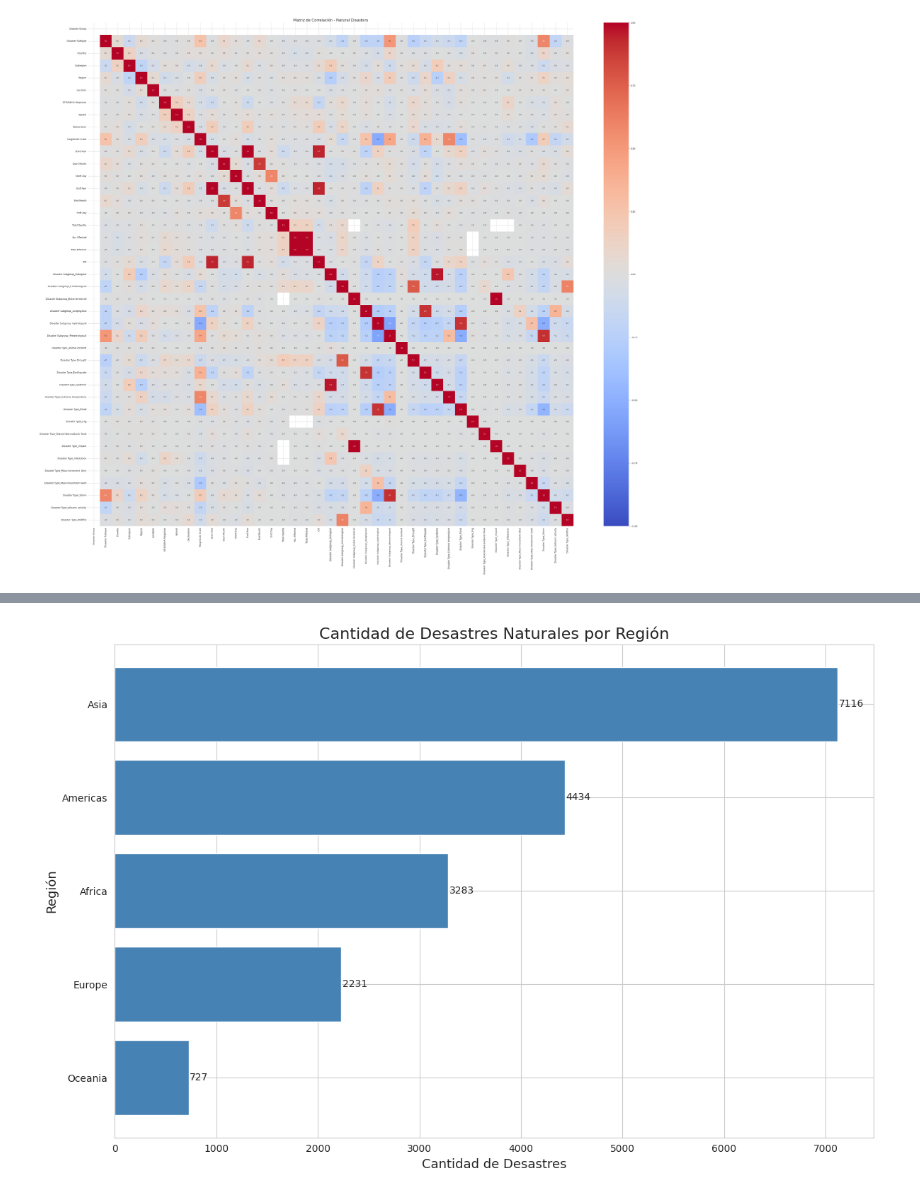
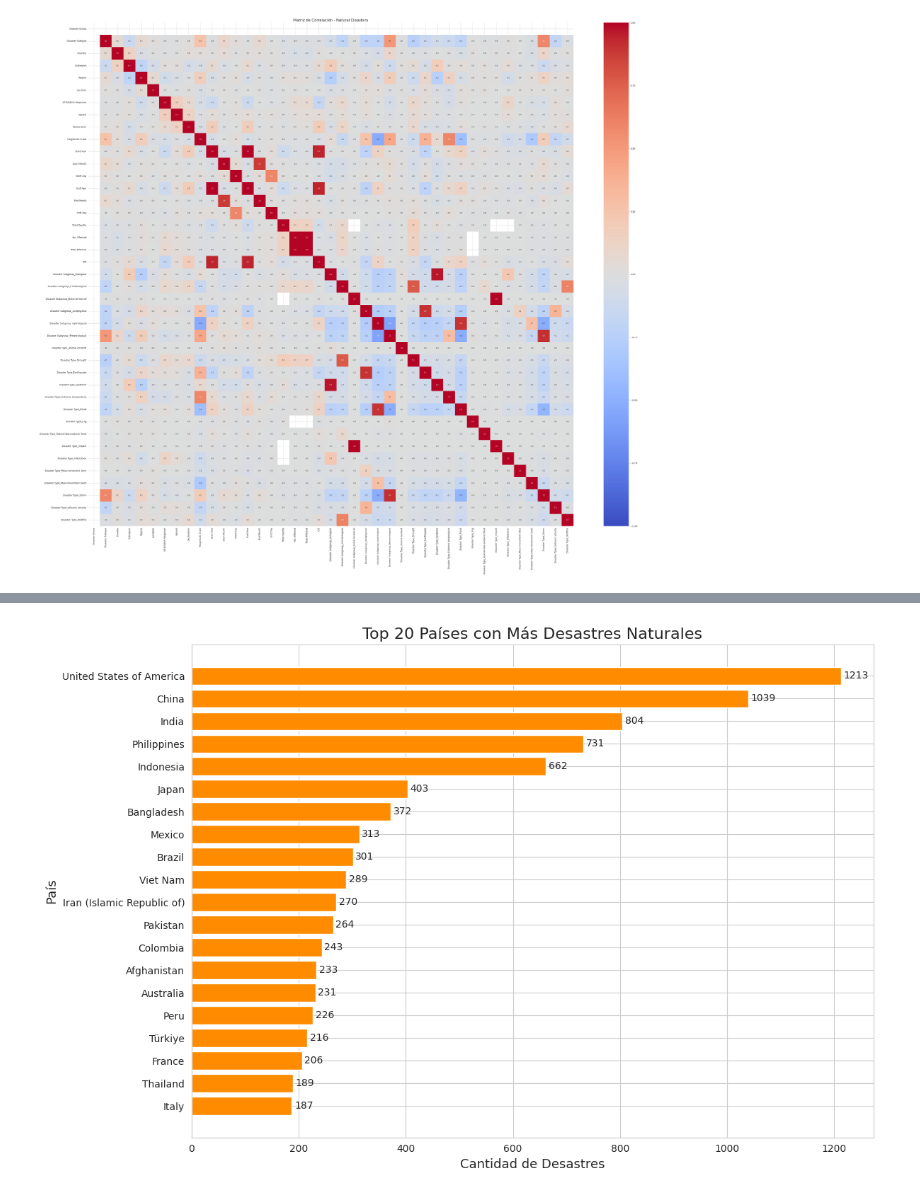
Before and after one commit to d13gx/natural-disaster-analysis, a Jupyter notebook: Evaluacion_1_EG_DR_Mejorado.ipynb, the cells around one changed output, grey strips where cells are left out. Saved outputs shown, nothing was run; the diff lists cells and outputs as text; code cells hidden in the pictures.

```diff
--- a/Evaluacion_1_EG_DR_Mejorado.ipynb
+++ b/Evaluacion_1_EG_DR_Mejorado.ipynb
@@ -608,3 +540,23 @@ plt.tight_layout()
 plt.show()
 # %% [output]
 [figure]
+# %%
+# Top 15 países por Total Deaths acumulado
+muertes_por_pais = df.groupby('Country')['Total Deaths'].sum().reset_index()
+muertes_por_pais.columns = ['Country', 'Total_Muertes']
+
+top15_muertes = muertes_por_pais.sort_values('Total_Muertes', ascending=False).head(15)
+top15_muertes = top15_muertes.sort_values('Total_Muertes', ascending=True)  # para que el barh quede de mayor a menor visualmente
+
+plt.figure(figsize=(12, 8))
+plt.barh(top15_muertes['Country'], top15_muertes['Total_Muertes'], color='firebrick')
+
+# Etiquetas en cada barra
+for i, (valor, pais) in enumerate(zip(top15_muertes['Total_Muertes'], top15_muertes['Country'])):
+    plt.text(valor + max(top15_muertes['Total_Muertes'])*0.01, i, f'{int(valor):,}', va='center', fontsize=10)
+
+plt.title('Top 15 Países por Total de Muertes Acumuladas (Desastres Naturales)', fontsize=16)
+plt.xlabel('Total de Muertes', fontsize=13)
+plt.ylabel('País', fontsize=13)
+plt.tight_layout()
+plt.show()
@@ -611,24 +565,23 @@ plt.show()
 # %%
-# Cargamos el dataset
-df = pd.read_excel('sample_data/Natural-Disaster.xlsx')
+# Cargamos el dataset (usa el df ya limpio si vienes trabajando en el mismo notebook,
+# no hace falta volver a leer el excel si df ya existe)
+desastres_por_pais = df['Country'].value_counts().reset_index()
+desastres_por_pais.columns = ['Country', 'Cantidad']
 
-# Contamos desastres por región
-desastres_por_region = df['Region'].value_counts().reset_index()
-desastres_por_region.columns = ['Region', 'Cantidad']
-desastres_por_region = desastres_por_region.sort_values('Cantidad', ascending=True)
+# Top 20 países con más desastres
+top20_paises = desastres_por_pais.head(20).sort_values('Cantidad', ascending=True)
 
-# Graficamos
 plt.figure(figsize=(12, 8))
-plt.barh(desastres_por_region['Region'], desastres_por_region['Cantidad'], color='steelblue')
+plt.barh(top20_paises['Country'], top20_paises['Cantidad'], color='darkorange')
 
 # Etiquetas en cada barra
-for i, (valor, region) in enumerate(zip(desastres_por_region['Cantidad'], desastres_por_region['Region'])):
-    plt.text(valor + 10, i, str(valor), va='center', fontsize=10)
+for i, (valor, pais) in enumerate(zip(top20_paises['Cantidad'], top20_paises['Country'])):
+    plt.text(valor + 5, i, str(valor), va='center', fontsize=10)
 
-plt.title('Cantidad de Desastres Naturales por Región', fontsize=16)
+plt.title('Top 20 Países con Más Desastres Naturales', fontsize=16)
 plt.xlabel('Cantidad de Desastres', fontsize=13)
-plt.ylabel('Región', fontsize=13)
+plt.ylabel('País', fontsize=13)
 plt.tight_layout()
 plt.show()
 # %% [output]
-[figure, old version]
+[figure, new version]
```
Also changed, not shown: parts of 19 cells of this notebook.
